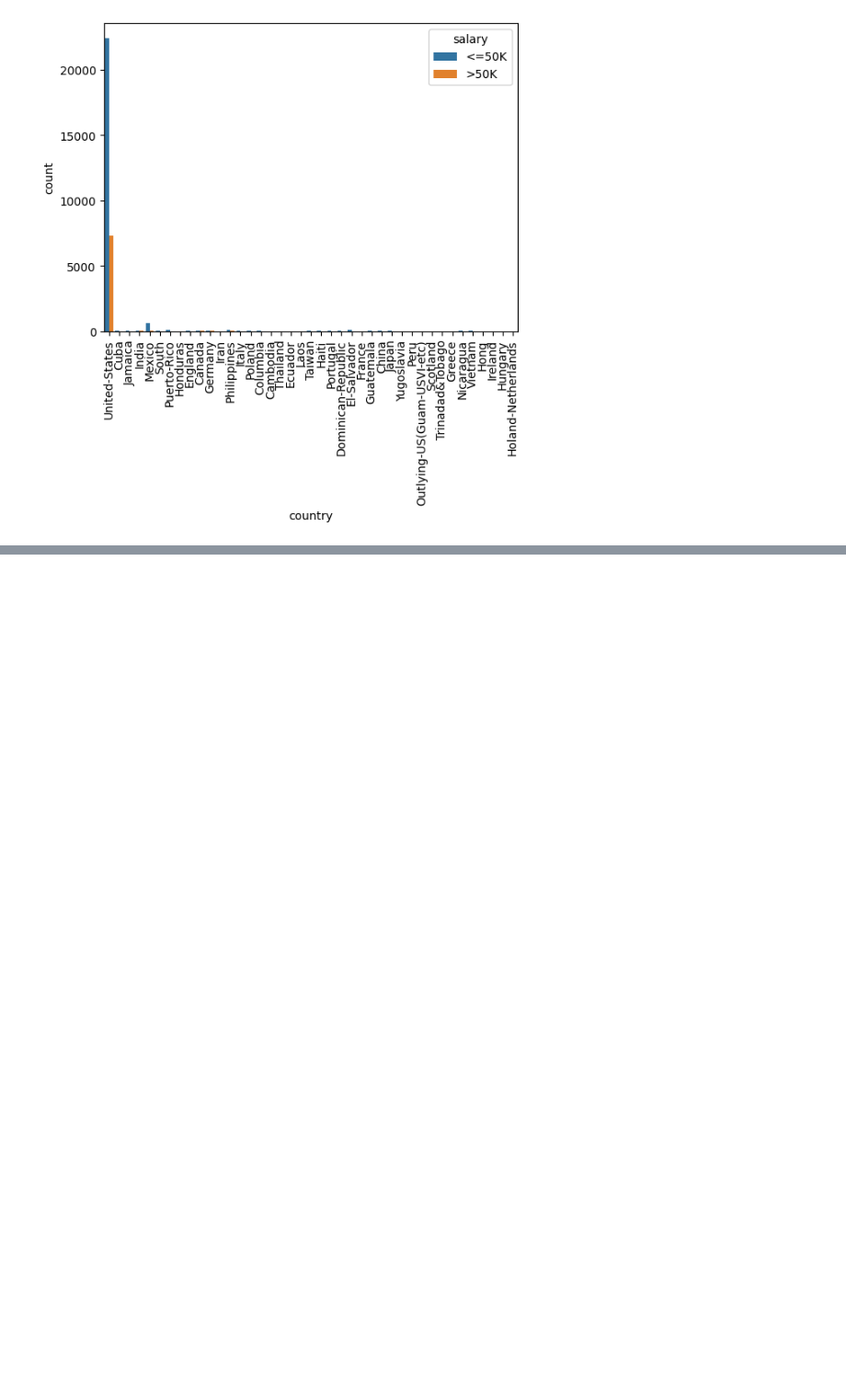
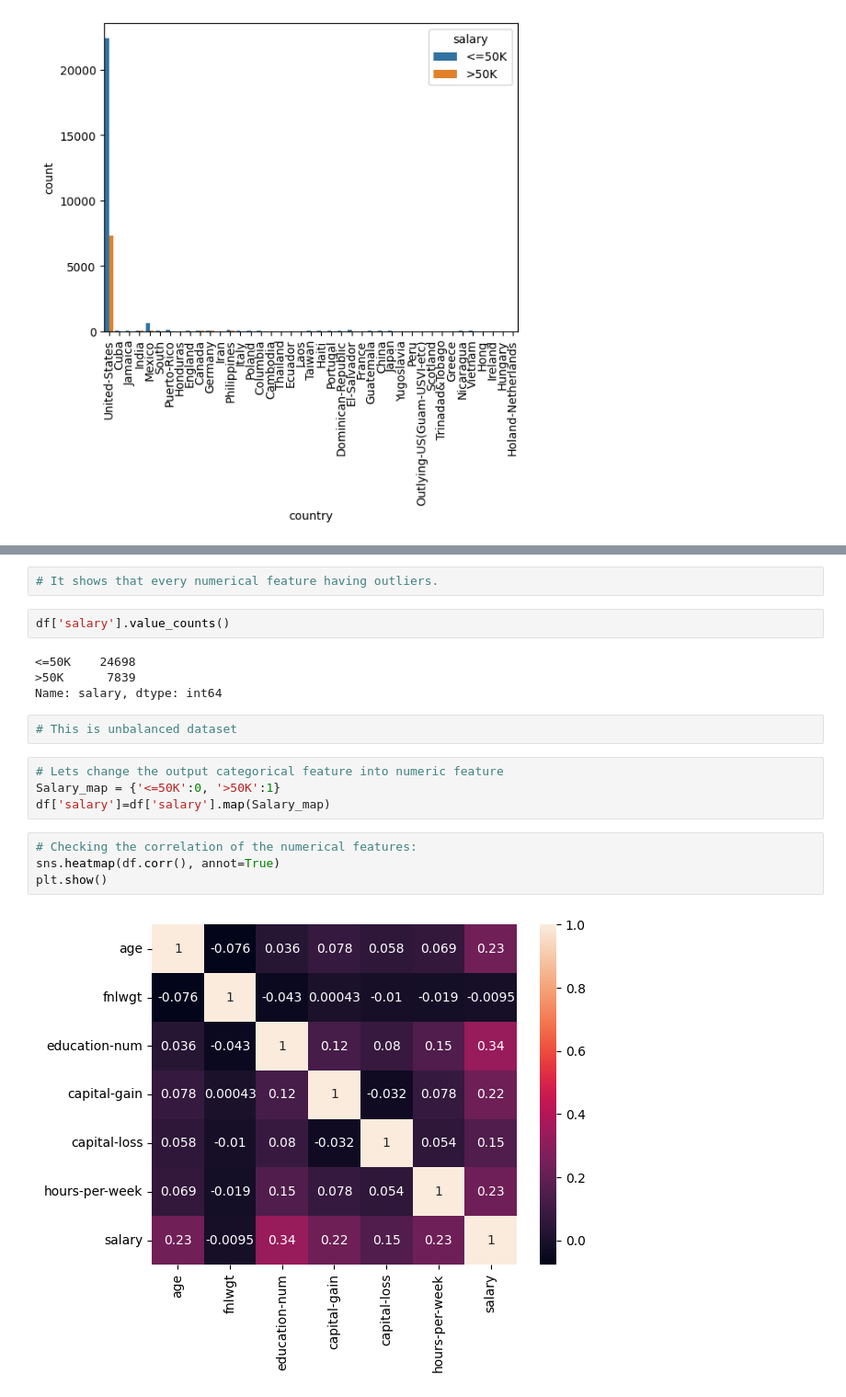
Before and after one commit to fhrt811/Income_Prediction, a Jupyter notebook: notebooks/EDA.ipynb, the cells around one changed output, grey strips where cells are left out. Shown at 92% size. Saved outputs shown, nothing was run; the diff lists cells and outputs as text; blank space fills up the shorter version.

```diff
--- a/notebooks/EDA.ipynb
+++ b/notebooks/EDA.ipynb
@@ -333,0 +373,20 @@ for i in allCol:
+# %%
+# It shows that every numerical feature having outliers.
+# %%
+df['salary'].value_counts()
+# %% [output]
+<=50K    24698
+>50K      7839
+Name: salary, dtype: int64
+# %%
+# This is unbalanced dataset
+# %%
+# Lets change the output categorical feature into numeric feature
+Salary_map = {'<=50K':0, '>50K':1}
+df['salary']=df['salary'].map(Salary_map)
+# %%
+# Checking the correlation of the numerical features:
+sns.heatmap(df.corr(), annot=True)
+plt.show()
+# %% [output]
+[figure, added]
```
Also changed, not shown: parts of 15 cells of this notebook.
